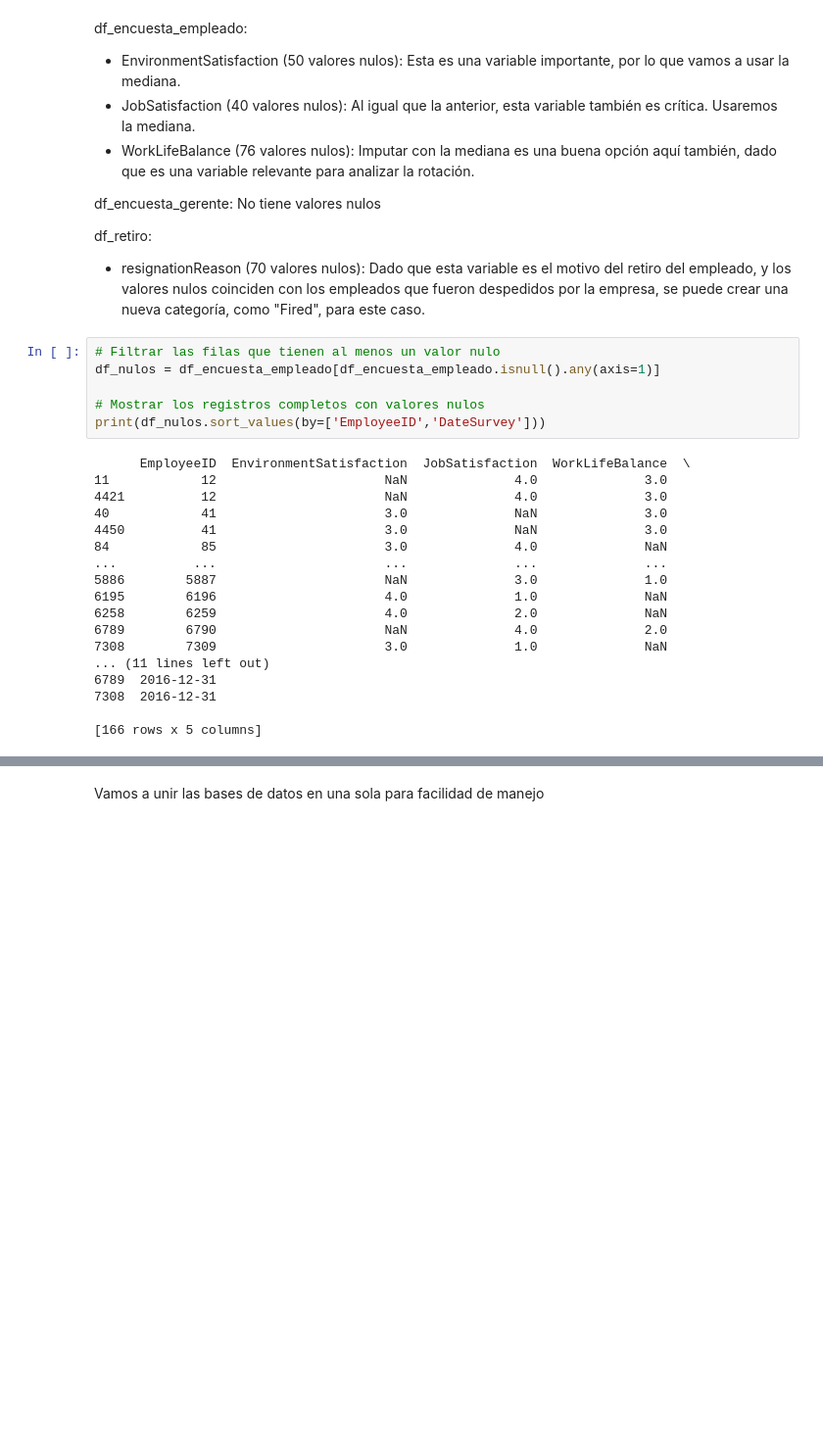
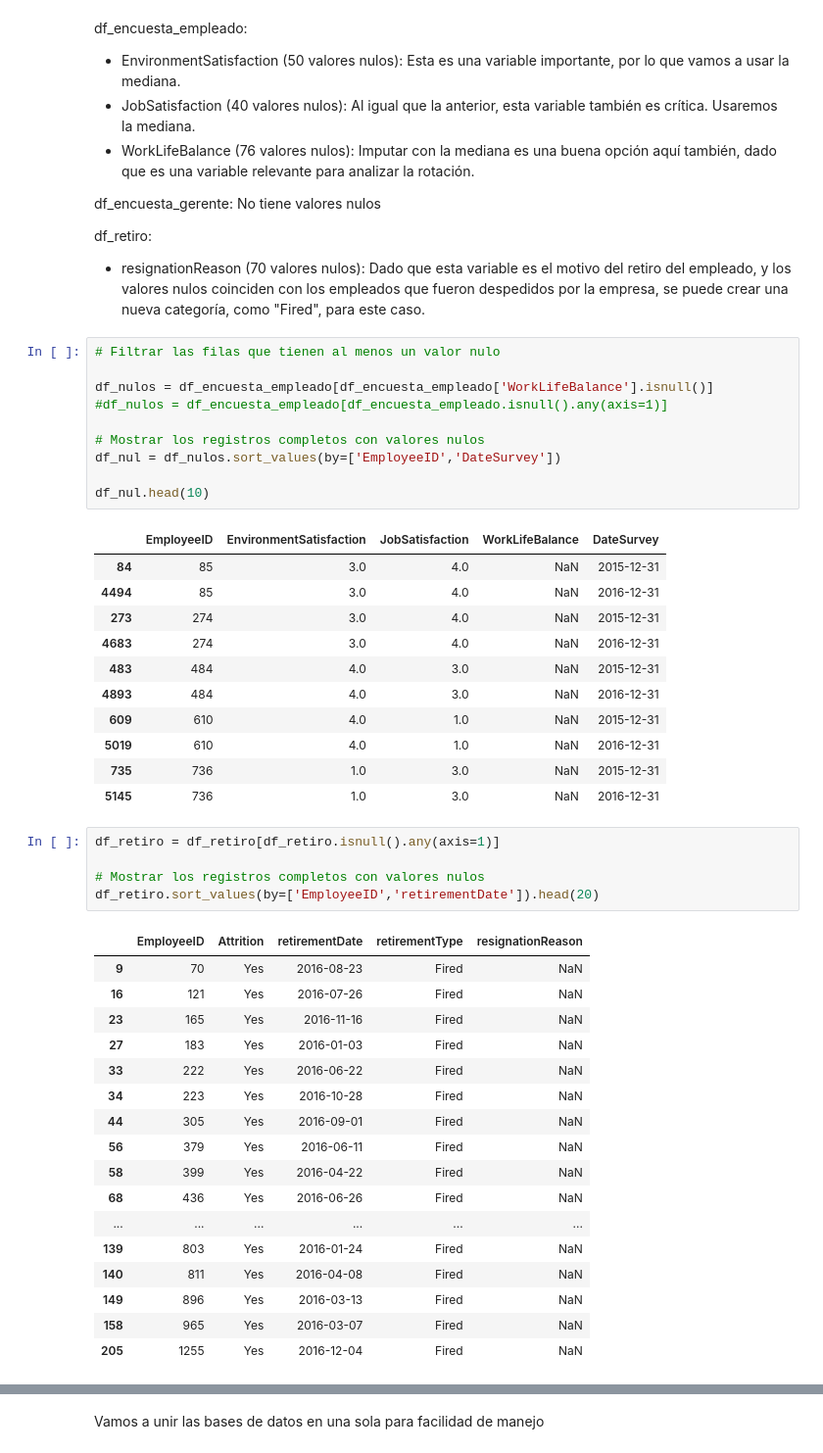
Before and after one commit to osiris-contreras/Anal-tica-en-Recursos-Humanos, a Jupyter notebook: preprocesamieto_de_datos.ipynb, the cells around one changed output, grey strips where cells are left out. Shown at 98% size. Cells and saved outputs as stored; diff of their text form; blank space fills up the shorter version.

```diff
--- a/preprocesamieto_de_datos.ipynb
+++ b/preprocesamieto_de_datos.ipynb
@@ -299,26 +299,47 @@ df_retiro:
 * resignationReason (70 valores nulos): Dado que esta variable es el motivo del retiro del empleado,  y los valores nulos coinciden con los empleados que fueron despedidos por la empresa, se puede crear una nueva categoría, como "Fired", para este caso.
 # %%
 # Filtrar las filas que tienen al menos un valor nulo
-df_nulos = df_encuesta_empleado[df_encuesta_empleado.isnull().any(axis=1)]
+
+df_nulos = df_encuesta_empleado[df_encuesta_empleado['WorkLifeBalance'].isnull()]
+#df_nulos = df_encuesta_empleado[df_encuesta_empleado.isnull().any(axis=1)]
 
 # Mostrar los registros completos con valores nulos
-print(df_nulos.sort_values(by=['EmployeeID','DateSurvey']))
+df_nul = df_nulos.sort_values(by=['EmployeeID','DateSurvey'])
+
+df_nul.head(10)
 # %% [output]
-      EmployeeID  EnvironmentSatisfaction  JobSatisfaction  WorkLifeBalance  \
-11            12                      NaN              4.0              3.0
-4421          12                      NaN              4.0              3.0
-40            41                      3.0              NaN              3.0
-4450          41                      3.0              NaN              3.0
-84            85                      3.0              4.0              NaN
-...          ...                      ...              ...              ...
-5886        5887                      NaN              3.0              1.0
-6195        6196                      4.0              1.0              NaN
-6258        6259                      4.0              2.0              NaN
-6789        6790                      NaN              4.0              2.0
-7308        7309                      3.0              1.0              NaN
-... (11 lines left out)
-6789  2016-12-31
-7308  2016-12-31
-
-[166 rows x 5 columns]
+|  | EmployeeID | EnvironmentSatisfaction | JobSatisfaction | WorkLifeBalance | DateSurvey |
+| 84 | 85 | 3.0 | 4.0 | NaN | 2015-12-31 |
+| 4494 | 85 | 3.0 | 4.0 | NaN | 2016-12-31 |
+| 273 | 274 | 3.0 | 4.0 | NaN | 2015-12-31 |
+| 4683 | 274 | 3.0 | 4.0 | NaN | 2016-12-31 |
+| 483 | 484 | 4.0 | 3.0 | NaN | 2015-12-31 |
+| 4893 | 484 | 4.0 | 3.0 | NaN | 2016-12-31 |
+| 609 | 610 | 4.0 | 1.0 | NaN | 2015-12-31 |
+| 5019 | 610 | 4.0 | 1.0 | NaN | 2016-12-31 |
+| 735 | 736 | 1.0 | 3.0 | NaN | 2015-12-31 |
+| 5145 | 736 | 1.0 | 3.0 | NaN | 2016-12-31 |
+# %%
+df_retiro = df_retiro[df_retiro.isnull().any(axis=1)]
+
+# Mostrar los registros completos con valores nulos
+df_retiro.sort_values(by=['EmployeeID','retirementDate']).head(20)
+# %% [output]
+|  | EmployeeID | Attrition | retirementDate | retirementType | resignationReason |
+| 9 | 70 | Yes | 2016-08-23 | Fired | NaN |
+| 16 | 121 | Yes | 2016-07-26 | Fired | NaN |
+| 23 | 165 | Yes | 2016-11-16 | Fired | NaN |
+| 27 | 183 | Yes | 2016-01-03 | Fired | NaN |
+| 33 | 222 | Yes | 2016-06-22 | Fired | NaN |
+| 34 | 223 | Yes | 2016-10-28 | Fired | NaN |
+| 44 | 305 | Yes | 2016-09-01 | Fired | NaN |
+| 56 | 379 | Yes | 2016-06-11 | Fired | NaN |
+| 58 | 399 | Yes | 2016-04-22 | Fired | NaN |
+| 68 | 436 | Yes | 2016-06-26 | Fired | NaN |
+| ... | ... | ... | ... | ... | ... |
+| 139 | 803 | Yes | 2016-01-24 | Fired | NaN |
+| 140 | 811 | Yes | 2016-04-08 | Fired | NaN |
+| 149 | 896 | Yes | 2016-03-13 | Fired | NaN |
+| 158 | 965 | Yes | 2016-03-07 | Fired | NaN |
+| 205 | 1255 | Yes | 2016-12-04 | Fired | NaN |
 # %%
```
Also changed, not shown: parts of 2 cells of this notebook.
